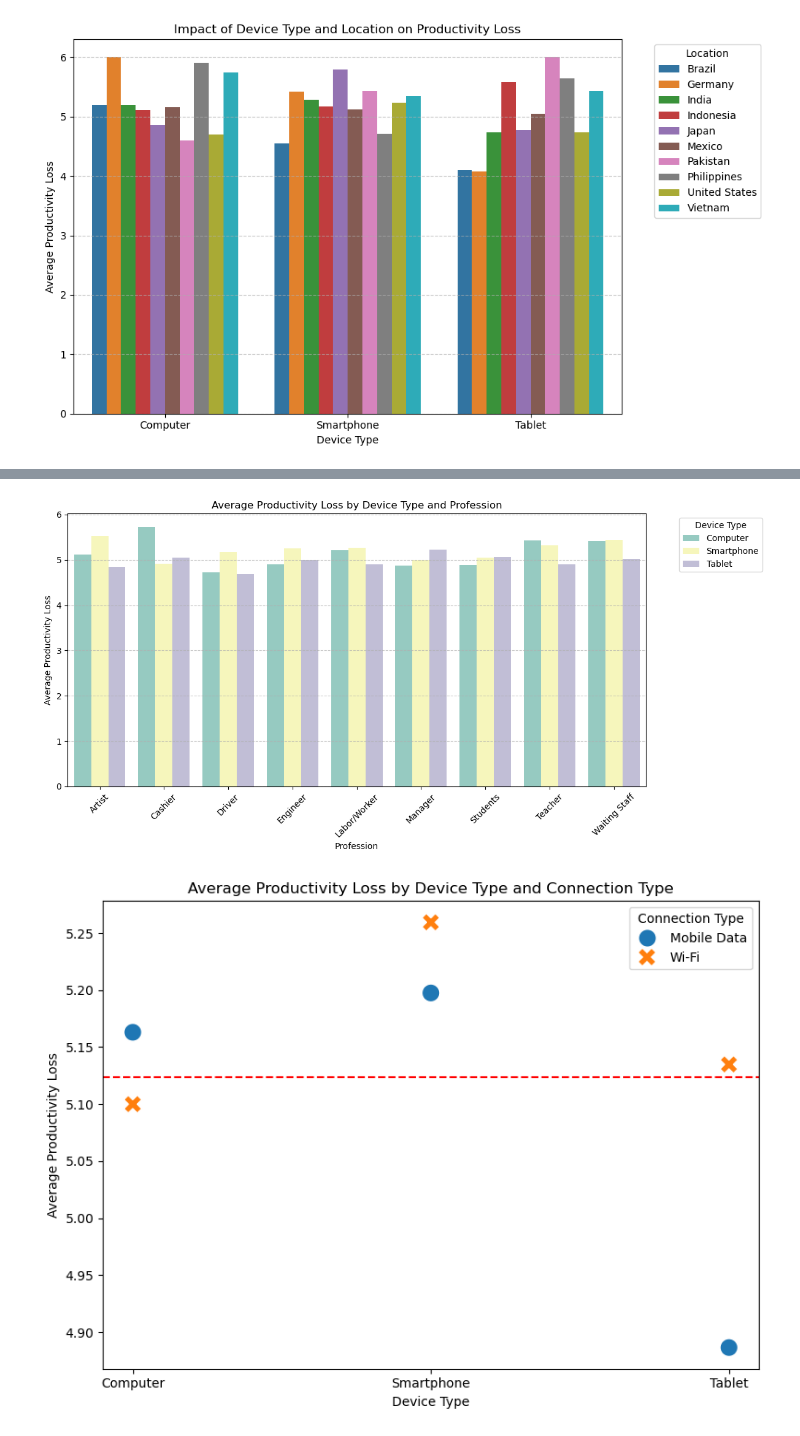
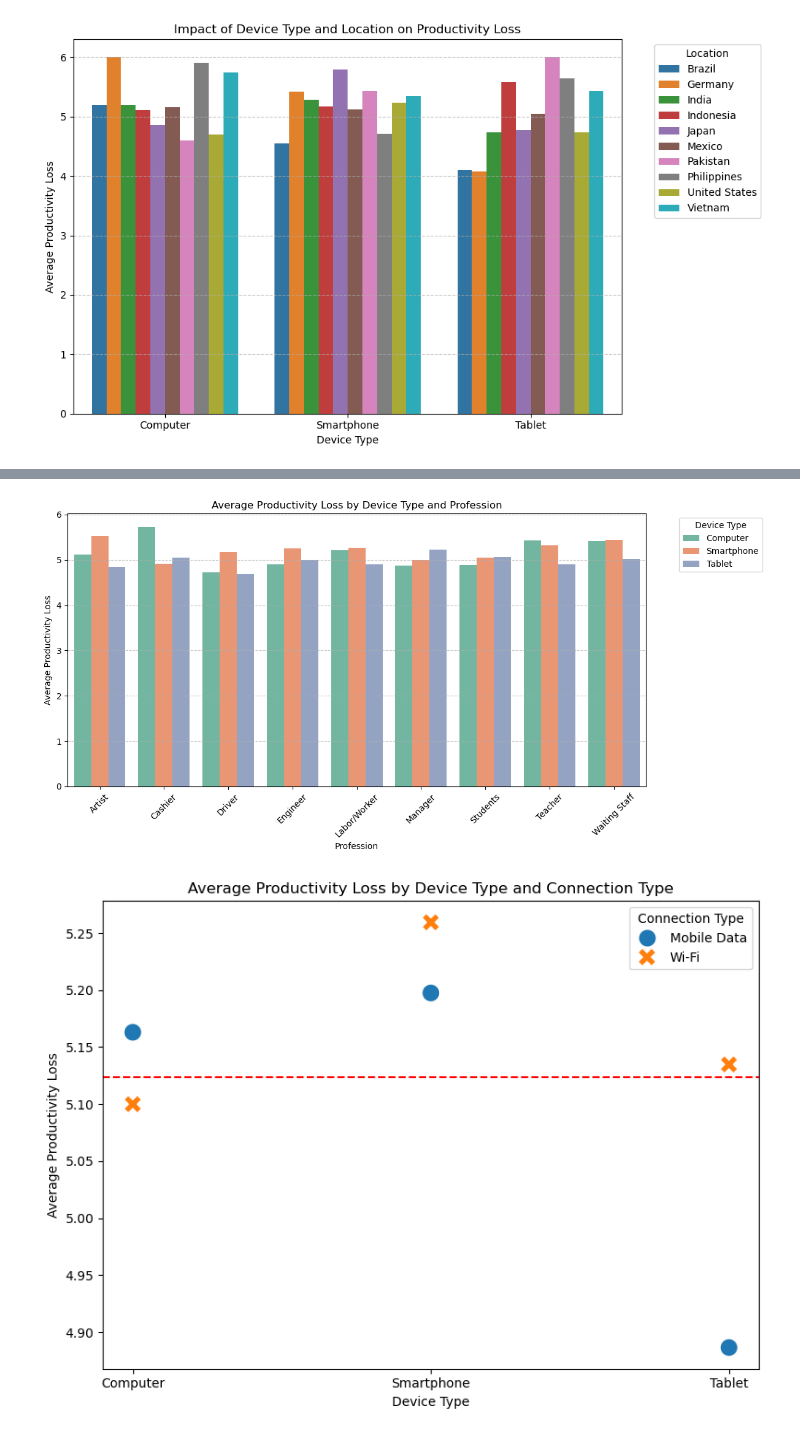
Before and after one commit to wrighang/project_01_team_11, a Jupyter notebook: daenaw.ipynb, the cells around one changed output, grey strips where cells are left out. Drawn from its saved outputs; the diff is of its cells as text; code cells hidden in the pictures.

Commit message:
corrected comments and added a pie chart

```diff
--- a/daenaw.ipynb
+++ b/daenaw.ipynb
@@ -158,19 +195,20 @@ Smartphone   Artist           5.520000
              Waiting Staff    5.017857
 Name: ProductivityLoss, dtype: float64
 # %%
+# Reset the index
 device_profession_productivity = device_profession_productivity.reset_index()
 
-# Display a cluster plot
+# Display a bar plot
 plt.figure(figsize=(12, 6))
-sns.barplot(data=device_profession_productivity, x="Profession", y="ProductivityLoss", hue="Device Type", palette="Set3")
+sns.barplot(data=device_profession_productivity, x="Profession", y="ProductivityLoss", hue="Device Type", palette="Set2")
 plt.xticks(rotation=45)
 plt.grid(axis='y', linestyle='--', alpha=0.7)
 plt.xlabel("Profession")
 plt.ylabel("Average Productivity Loss")
 plt.title("Average Productivity Loss by Device Type and Profession")
 plt.legend(title="Device Type", bbox_to_anchor=(1.05, 1), loc='upper left')
 plt.tight_layout()
 plt.show()
 # %% [output]
-[figure, old version]
+[figure, new version]
 # %%
```
Also changed, not shown: parts of 8 cells of this notebook.
